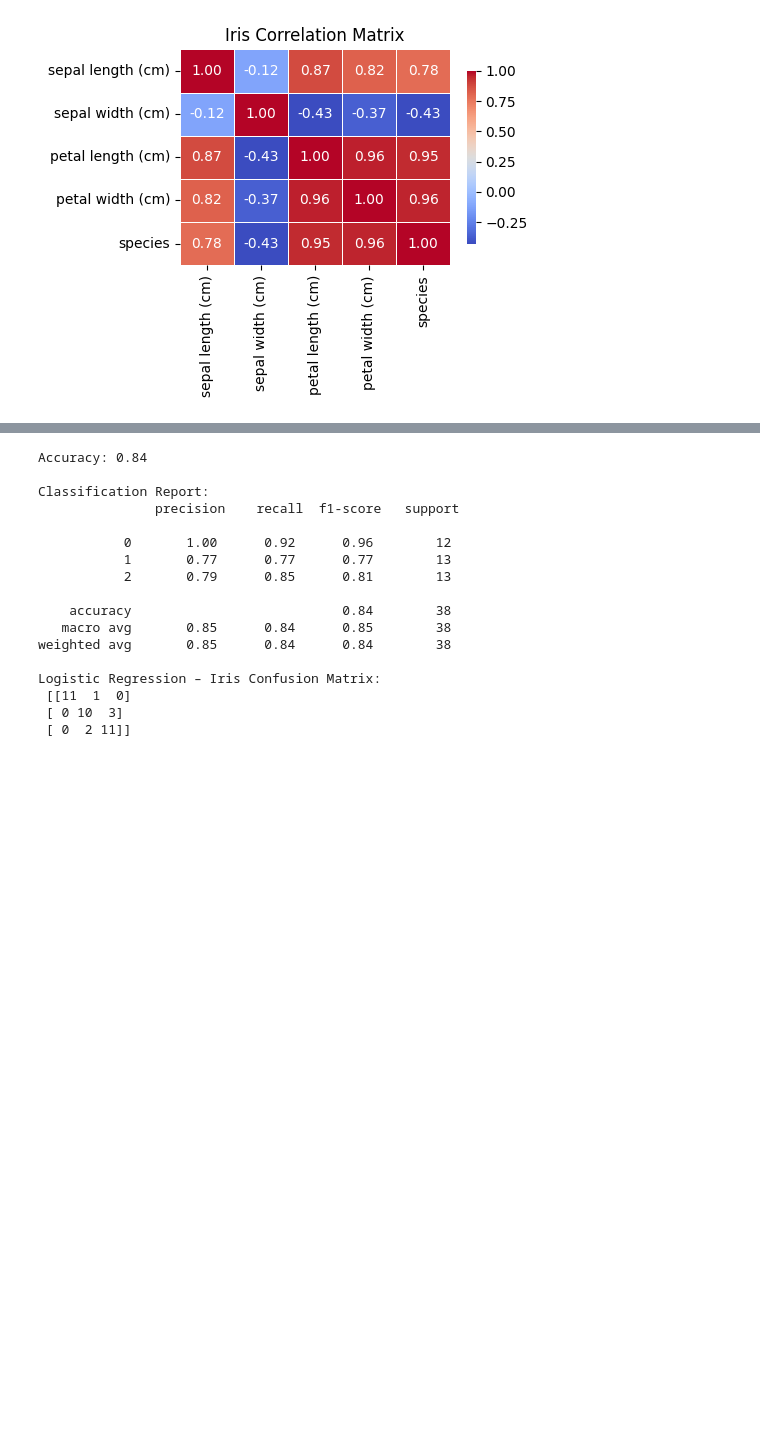
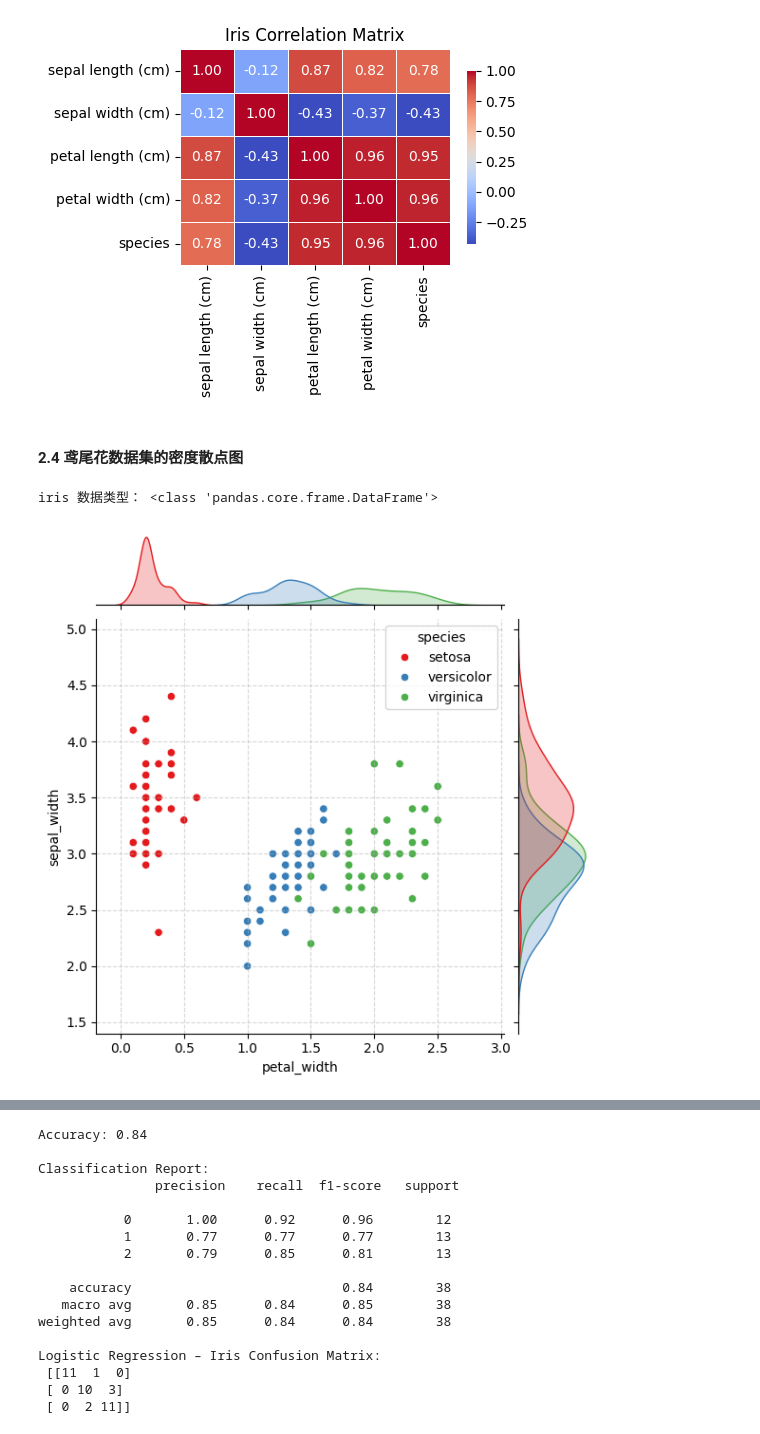
Before and after one commit to Alberthua-Perl/python-project-demo, a Jupyter notebook: AI267v2.x-course/RHOAI-machine_learning.ipynb, the cells around one changed output, grey strips where cells are left out. Saved outputs shown, nothing was run; the diff lists cells and outputs as text; code cells hidden in the pictures; blank space fills up the shorter version.

```diff
--- a/AI267v2.x-course/MLOps_on_Red_Hat_OpenShift_AI.ipynb
+++ b/AI267v2.x-course/RHOAI-machine_learning.ipynb
@@ -1325,3 +1351,29 @@ plt.tight_layout()
 plt.show()
 # %% [output]
 [figure]
+# %% [markdown]
+#### **2.4 鸢尾花数据集的密度散点图**
+# %%
+# 示例1：seaborn.jointplot
+import seaborn as sns, matplotlib.pyplot as plt, numpy as np
+from scipy.stats import gaussian_kde
+
+iris = sns.load_dataset('iris')
+print("iris 数据类型：", type(iris))
+
+g = sns.jointplot(data=iris, x='petal_width', y='sepal_width',
+                  kind='scatter', hue='species',  # 按种着色
+                  marginal_kws=dict(fill=True),   # 边缘密度
+                  palette='Set1', height=6)
+
+# 中心主图加网格线
+g.ax_joint.grid(True, linestyle="--", alpha=0.5)
+
+# 可选：边缘密度图加网格线
+#g.ax_marg_x.grid(True, linestyle="--", alpha=0.5)
+#g.ax_marg_y.grid(True, linestyle="--", alpha=0.5)
+
+plt.show()
+# %% [output]
+iris 数据类型： <class 'pandas.core.frame.DataFrame'>
+[figure, added]
```
Also changed, not shown: parts of 62 cells of this notebook, 34 other files.
